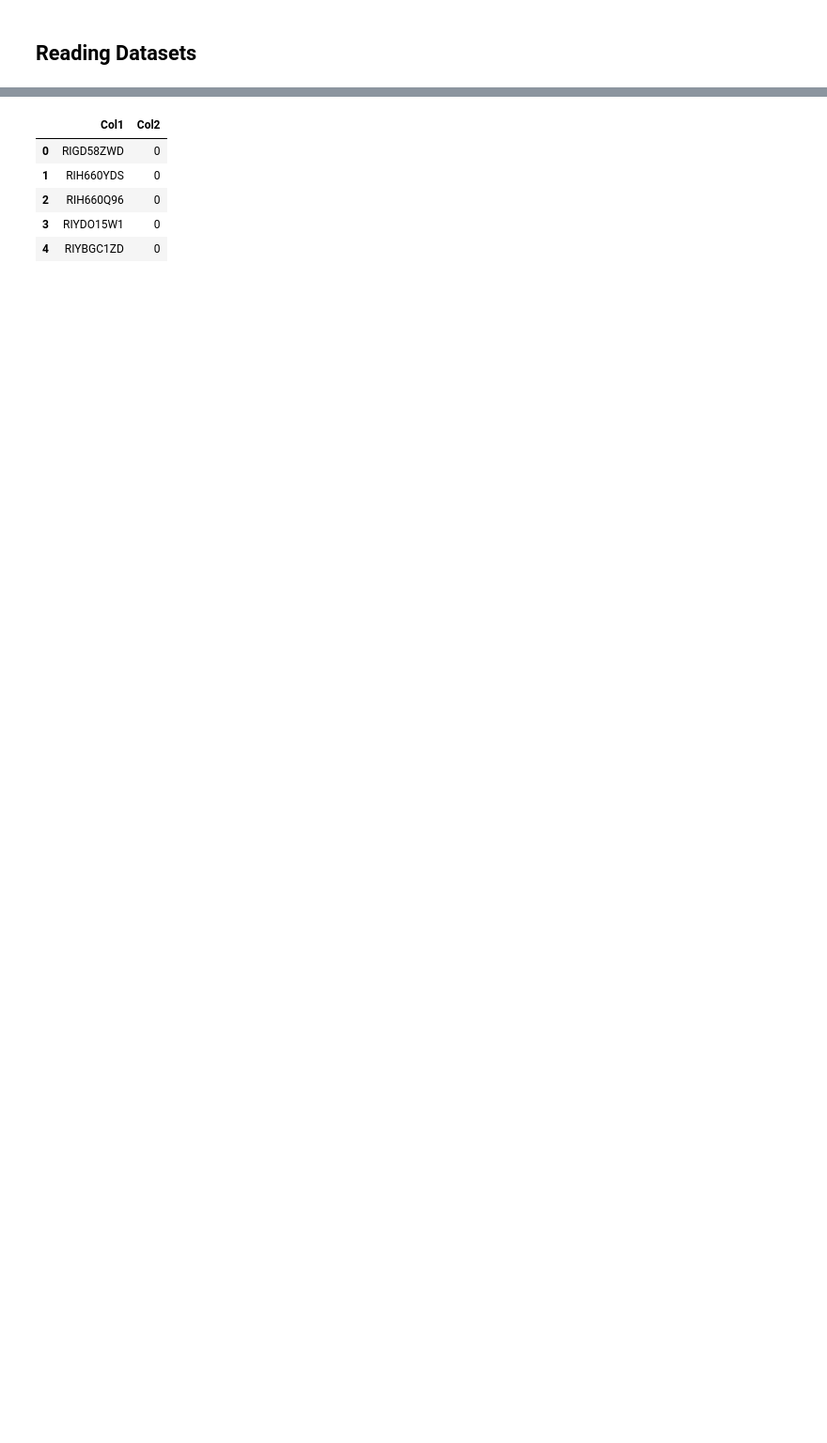
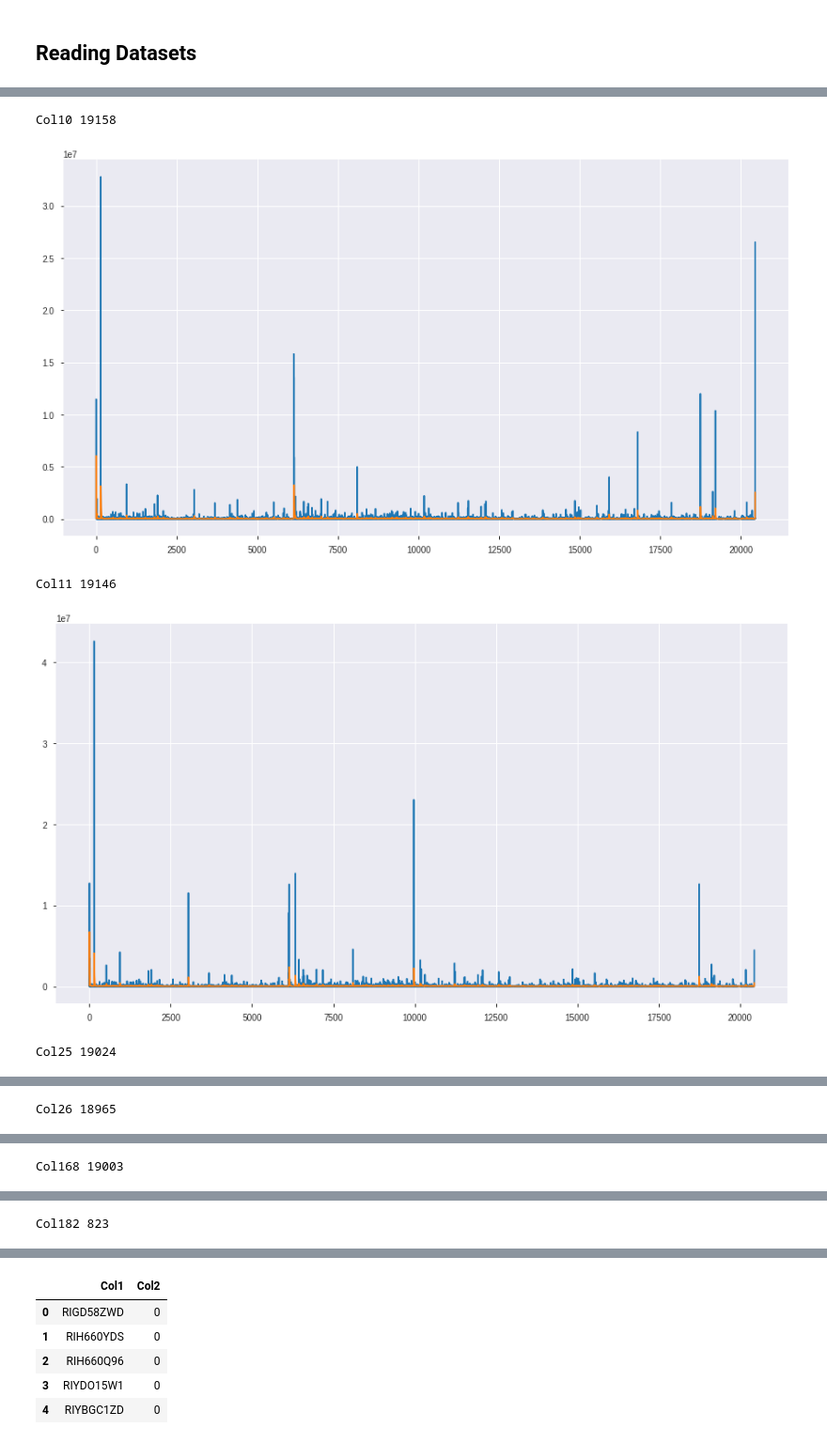
Before and after one commit to shivam13juna/HDFC_HackerEarth_Sep20, a Jupyter notebook: main_code_train-Copy1.ipynb, the cells around one changed output, grey strips where cells are left out. Shown at 94% size. Saved outputs shown, nothing was run; the diff lists cells and outputs as text; code cells hidden in the pictures; blank space fills up the shorter version.

```diff
--- a/main_code_train-Copy1.ipynb
+++ b/main_code_train-Copy1.ipynb
@@ -104,0 +165,15 @@ LGBMClassifier(boosting_type='gbdt', class_weight=None, colsample_bytree=1.0,
+# %%
+for i in thres_col:
+    if test[i].nunique() >= 11:
+        print(i, test[i].nunique())
+        plt.figure(figsize=(15, 8))
+        plt.plot(test[i])
+        test[i] = test[i].ewm(span = 20).mean()
+        plt.plot(test[i])
+        plt.show()
+# %% [output]
+Col10 19158
+[figure, added]
+Col11 19146
+[figure, added]
+Col25 19024
@@ -104,0 +181 @@ LGBMClassifier(boosting_type='gbdt', class_weight=None, colsample_bytree=1.0,
+Col26 18965
@@ -104,0 +183 @@ LGBMClassifier(boosting_type='gbdt', class_weight=None, colsample_bytree=1.0,
+Col168 19003
@@ -104,0 +185 @@ LGBMClassifier(boosting_type='gbdt', class_weight=None, colsample_bytree=1.0,
+Col182 823
```
Also changed, not shown: parts of 56 cells of this notebook, 2 other files.
